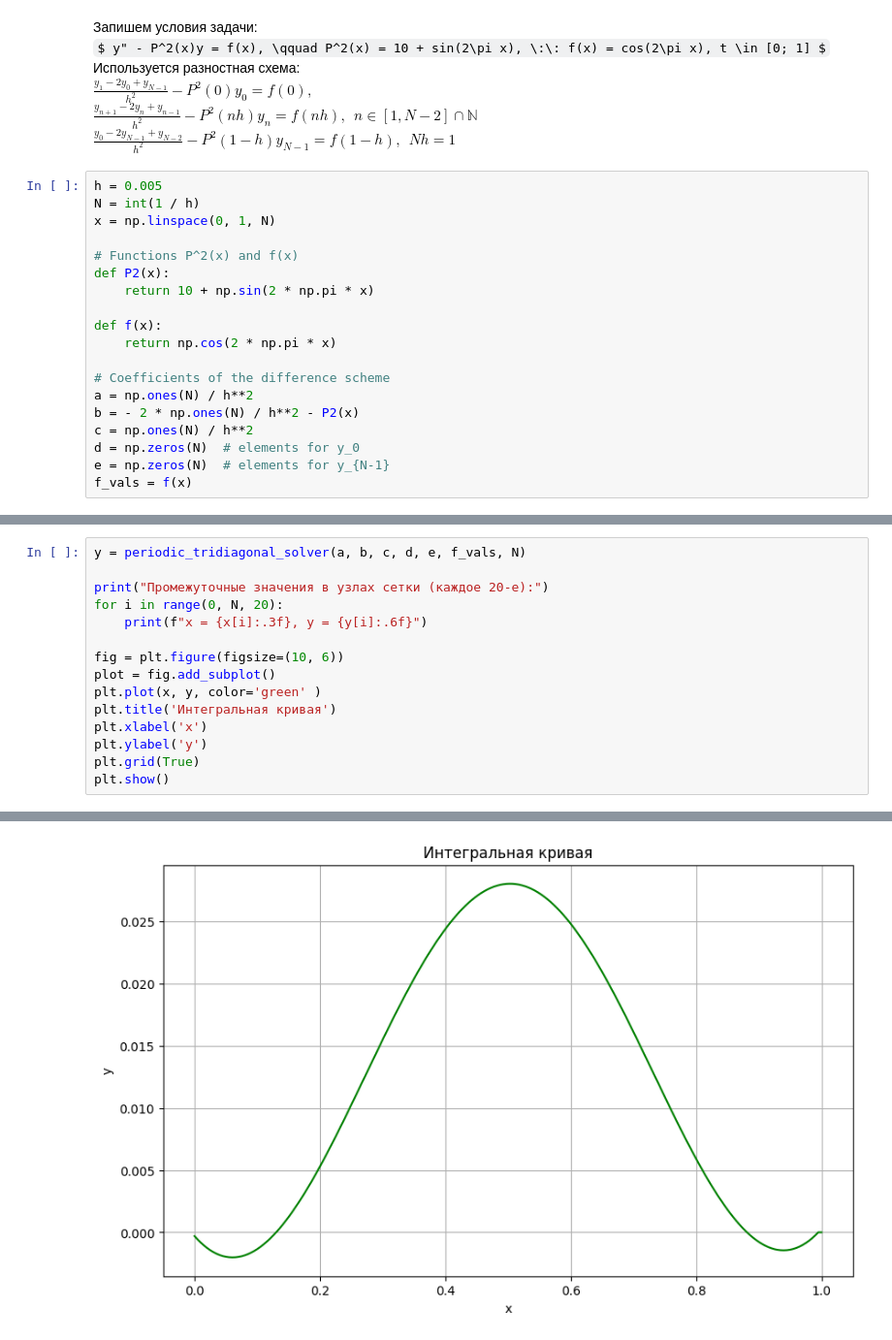
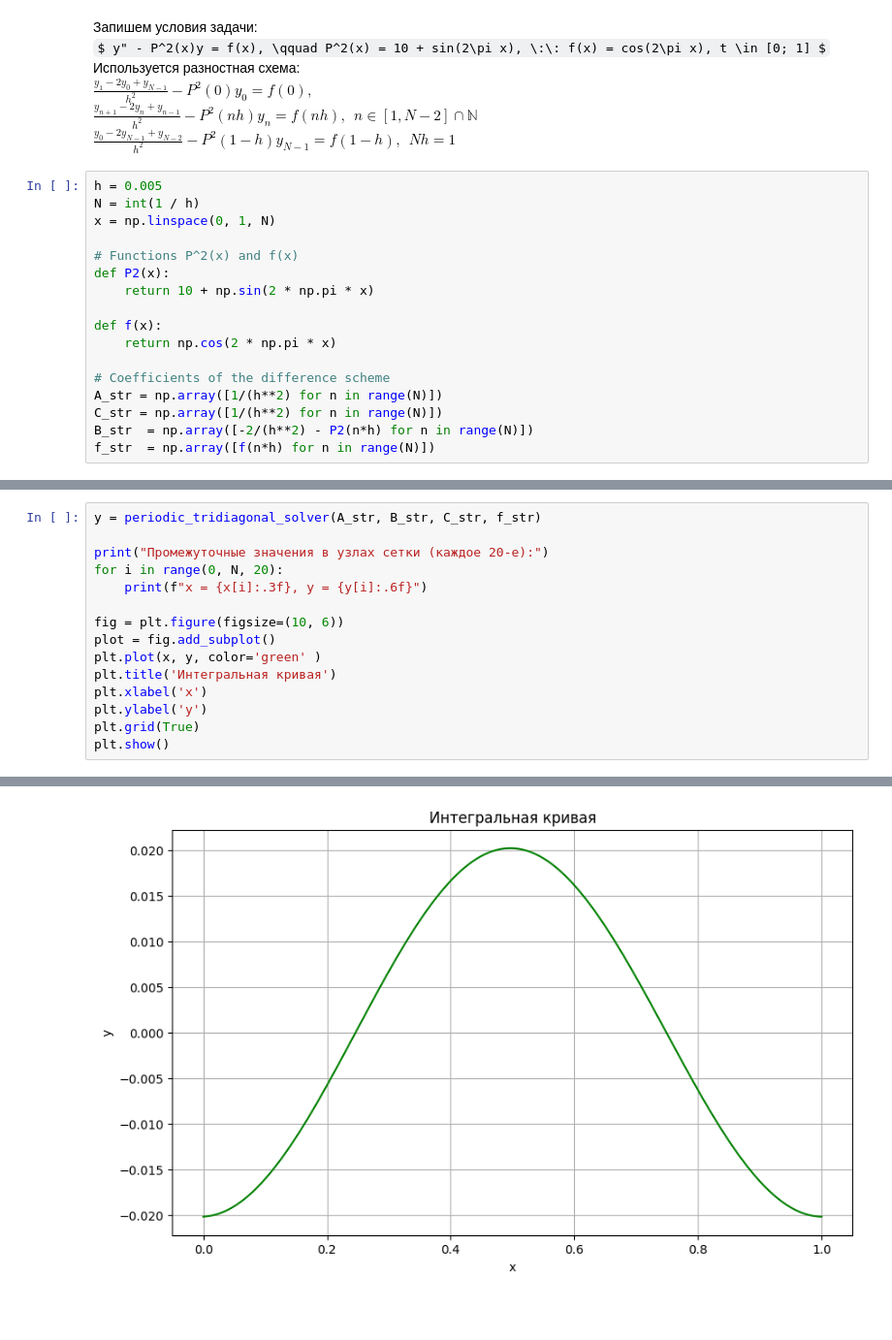
Before and after one commit to TikhonRyabyhV/Computational-Mathematics, a Jupyter notebook: Comp_lab_3(sem_6).ipynb, the cells around one changed output, grey strips where cells are left out. Shown: that part at 97% size. Saved outputs shown, nothing was run; the diff lists cells and outputs as text; some formulas as TeX source; blank space fills up the shorter version.

Commit message:
Fixed periodic "running" algorithm

```diff
--- a/Comp_lab_3(sem_6).ipynb
+++ b/Comp_lab_3(sem_6).ipynb
@@ -23,11 +23,9 @@ def f(x):
     return np.cos(2 * np.pi * x)
 
 # Coefficients of the difference scheme
-a = np.ones(N) / h**2
-b = - 2 * np.ones(N) / h**2 - P2(x)
-c = np.ones(N) / h**2
-d = np.zeros(N)  # elements for y_0
-e = np.zeros(N)  # elements for y_{N-1}
-f_vals = f(x)
+A_str = np.array([1/(h**2) for n in range(N)])
+C_str = np.array([1/(h**2) for n in range(N)])
+B_str  = np.array([-2/(h**2) - P2(n*h) for n in range(N)])
+f_str  = np.array([f(n*h) for n in range(N)])
 # %% [markdown]
 Так как имеем систему с циклическими граничными условиями, то будем использовать метод периодической прогонки:
@@ -131,5 +71,5 @@ def periodic_tridiagonal_solver(a, b, c, d, e, f_vals, N):
 # %%
-y = periodic_tridiagonal_solver(a, b, c, d, e, f_vals, N)
+y = periodic_tridiagonal_solver(A_str, B_str, C_str, f_str)
 
 print("Промежуточные значения в узлах сетки (каждое 20-е):")
 for i in range(0, N, 20):
@@ -158 +98 @@ x = 0.905, y = -0.000913
-[figure, old version]
+[figure, new version]
```
Also changed, not shown: parts of 3 cells of this notebook.
